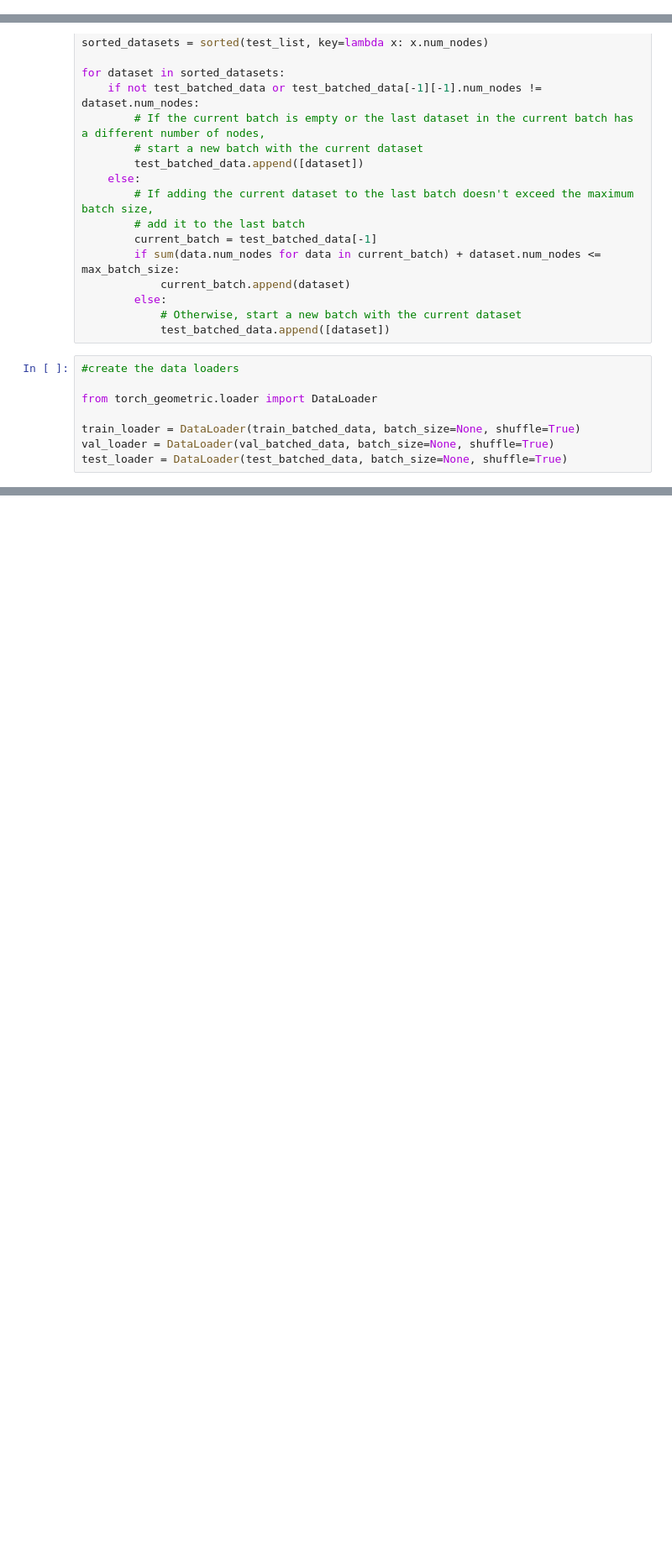
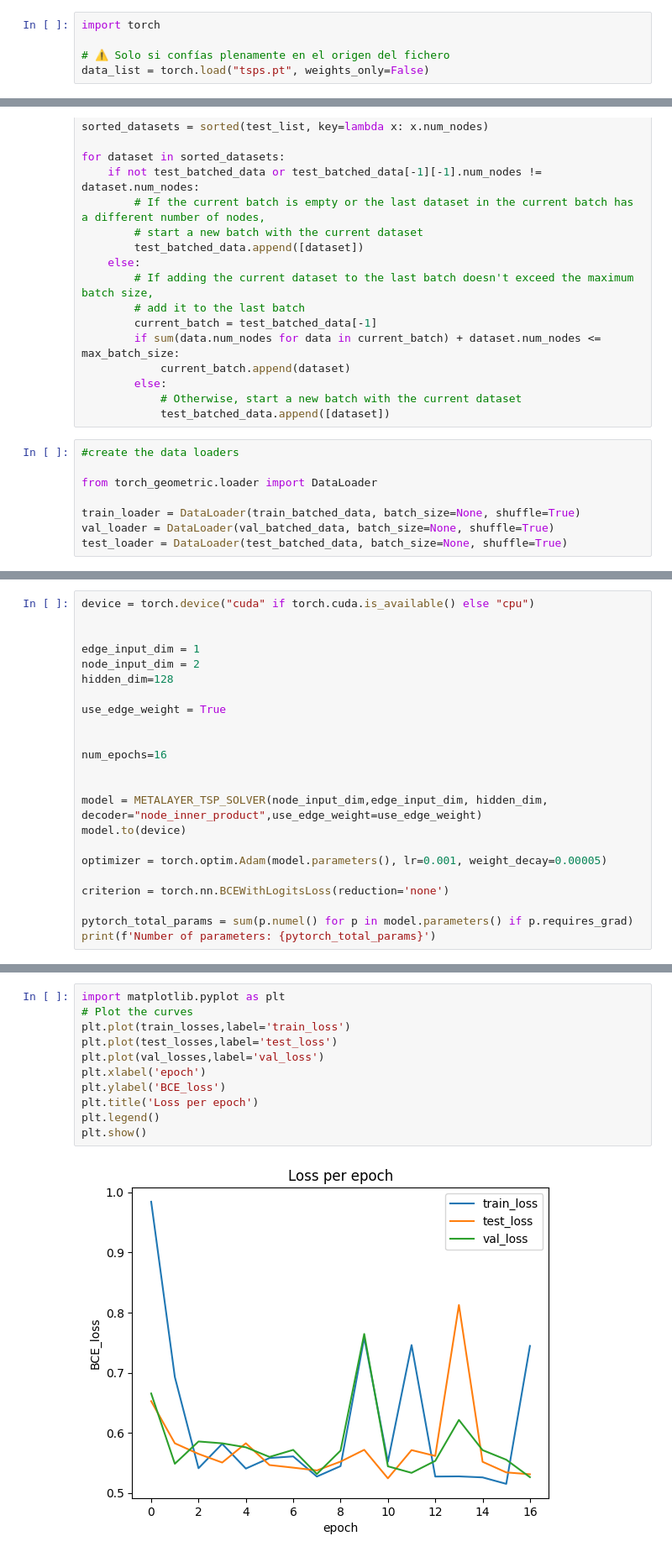
Before and after one commit to PabloMendieta03/TSP_Classical_Solutions, a Jupyter notebook: pruebas.ipynb, the cells around one changed output, grey strips where cells are left out. Shown at 84% size. Saved outputs shown, nothing was run; the diff lists cells and outputs as text; blank space fills up the shorter version.

```diff
--- a/pruebas.ipynb
+++ b/pruebas.ipynb
@@ -47,2 +48,7 @@ for num_nodes in [5, 10, 12, 15]:
+# %%
+import torch
+
+# ⚠️ Solo si confías plenamente en el origen del fichero
+data_list = torch.load("tsps.pt", weights_only=False)
 # %%
 ejemplo = data_list[13]
@@ -172,0 +372,23 @@ test_loader = DataLoader(test_batched_data, batch_size=None, shuffle=True)
+# %%
+device = torch.device("cuda" if torch.cuda.is_available() else "cpu")
+
+
+edge_input_dim = 1
+node_input_dim = 2
+hidden_dim=128
+
+use_edge_weight = True
+
+
+num_epochs=16
+
+
+model = METALAYER_TSP_SOLVER(node_input_dim,edge_input_dim, hidden_dim, decoder="node_inner_product",use_edge_weight=use_edge_weight)
+model.to(device)
+
+optimizer = torch.optim.Adam(model.parameters(), lr=0.001, weight_decay=0.00005)
+
+criterion = torch.nn.BCEWithLogitsLoss(reduction='none')
+
+pytorch_total_params = sum(p.numel() for p in model.parameters() if p.requires_grad)
+print(f'Number of parameters: {pytorch_total_params}')
@@ -172,0 +528,13 @@ test_loader = DataLoader(test_batched_data, batch_size=None, shuffle=True)
+# %%
+import matplotlib.pyplot as plt
+# Plot the curves
+plt.plot(train_losses,label='train_loss')
+plt.plot(test_losses,label='test_loss')
+plt.plot(val_losses,label='val_loss')
+plt.xlabel('epoch')
+plt.ylabel('BCE_loss')
+plt.title('Loss per epoch')
+plt.legend()
+plt.show()
+# %% [output]
+[figure, added]
```
Also changed, not shown: parts of 8 cells of this notebook, 12 other files.
